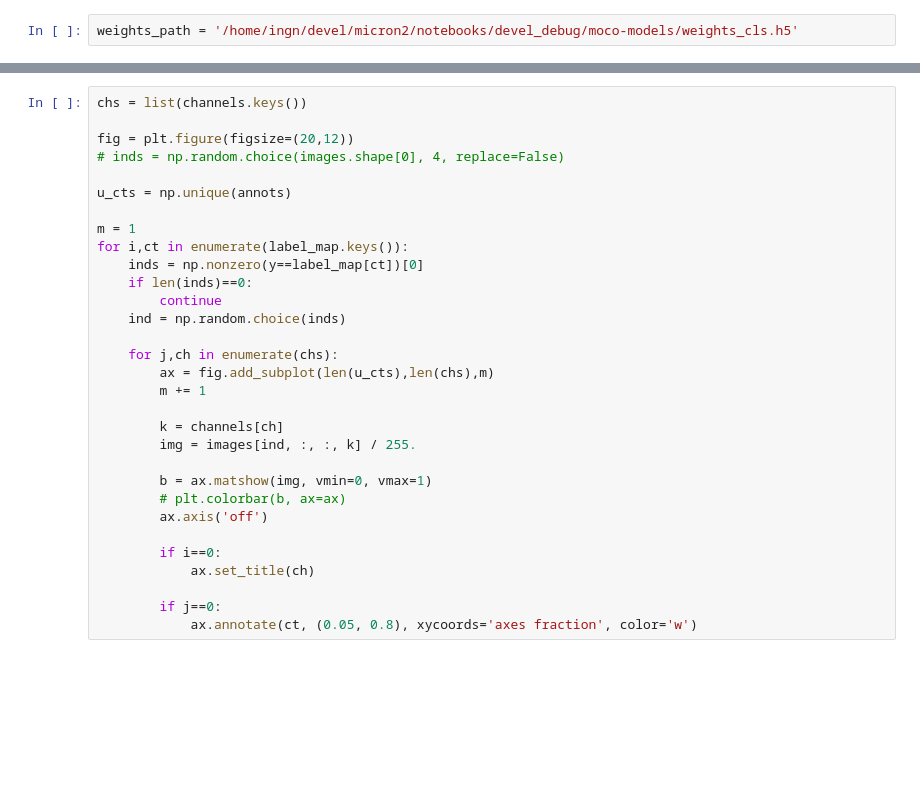
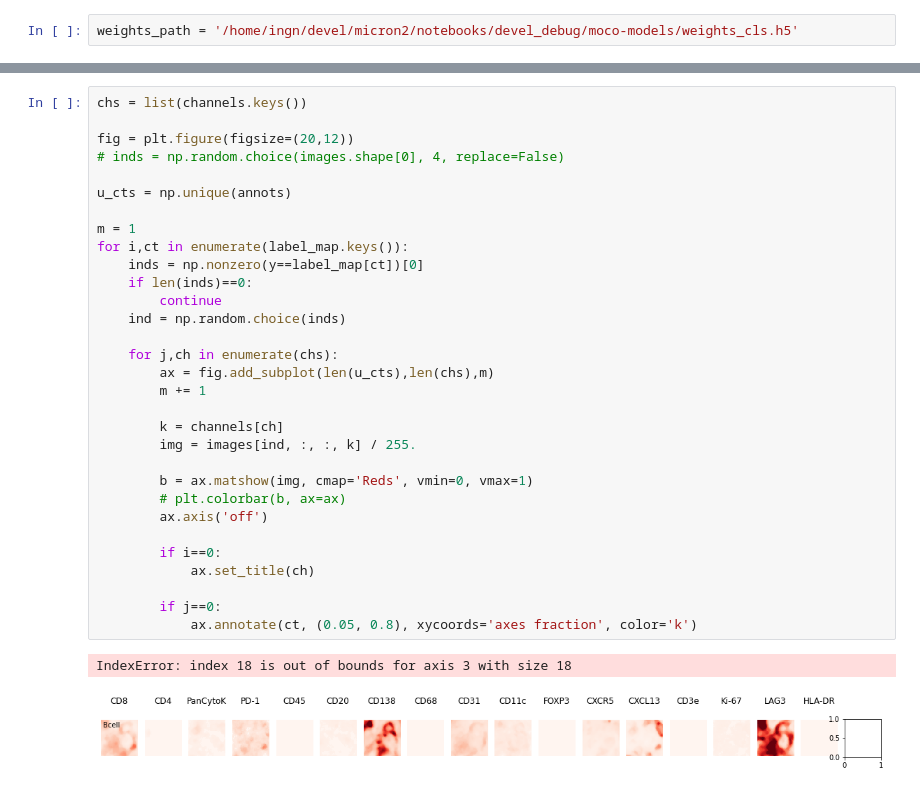
Before and after one commit to nathanin/micron2, a Jupyter notebook: notebooks/devel_debug/devel_MoCo_deploy.ipynb, the cells around one changed output, grey strips where cells are left out. Drawn from its saved outputs; the diff is of its cells as text; blank space fills up the shorter version.

```diff
--- a/notebooks/devel_debug/devel_MoCo_deploy.ipynb
+++ b/notebooks/devel_debug/devel_MoCo_deploy.ipynb
@@ -115,31 +247,34 @@ np.unique(np.argmax(labels, axis=1)[has_labels], return_counts=True)
 # %%
 chs = list(channels.keys())
 
 fig = plt.figure(figsize=(20,12))
 # inds = np.random.choice(images.shape[0], 4, replace=False)
 
 u_cts = np.unique(annots)
 
 m = 1
 for i,ct in enumerate(label_map.keys()):
     inds = np.nonzero(y==label_map[ct])[0]
     if len(inds)==0:
         continue
     ind = np.random.choice(inds)
 
     for j,ch in enumerate(chs):
         ax = fig.add_subplot(len(u_cts),len(chs),m)
         m += 1
 
         k = channels[ch]
         img = images[ind, :, :, k] / 255.
 
-        b = ax.matshow(img, vmin=0, vmax=1)
+        b = ax.matshow(img, cmap='Reds', vmin=0, vmax=1)
         # plt.colorbar(b, ax=ax)
         ax.axis('off')
 
         if i==0:
             ax.set_title(ch)
 
         if j==0:
-            ax.annotate(ct, (0.05, 0.8), xycoords='axes fraction', color='w')
+            ax.annotate(ct, (0.05, 0.8), xycoords='axes fraction', color='k')
+# %% [output]
+IndexError: index 18 is out of bounds for axis 3 with size 18
+[figure, added]
```
Also changed, not shown: parts of 14 cells of this notebook, 15 other files.
